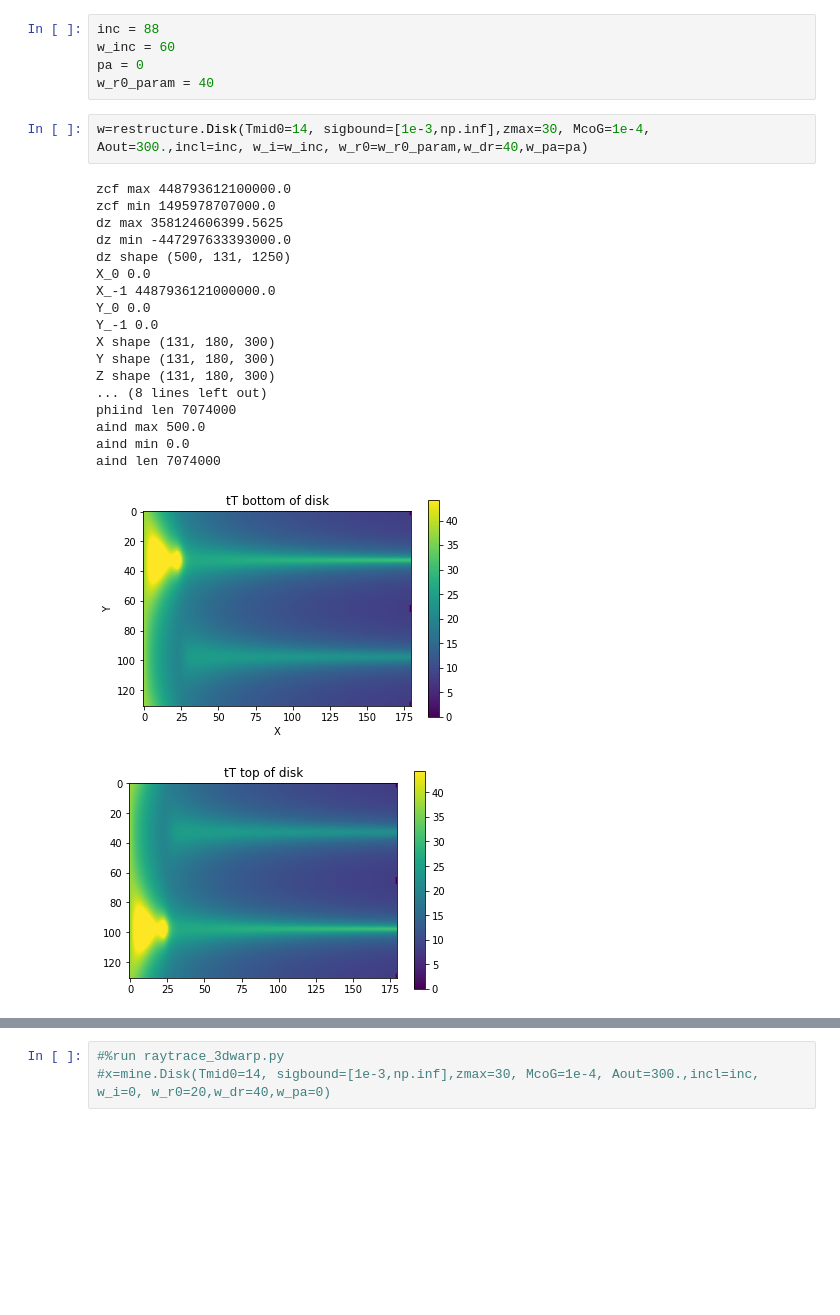
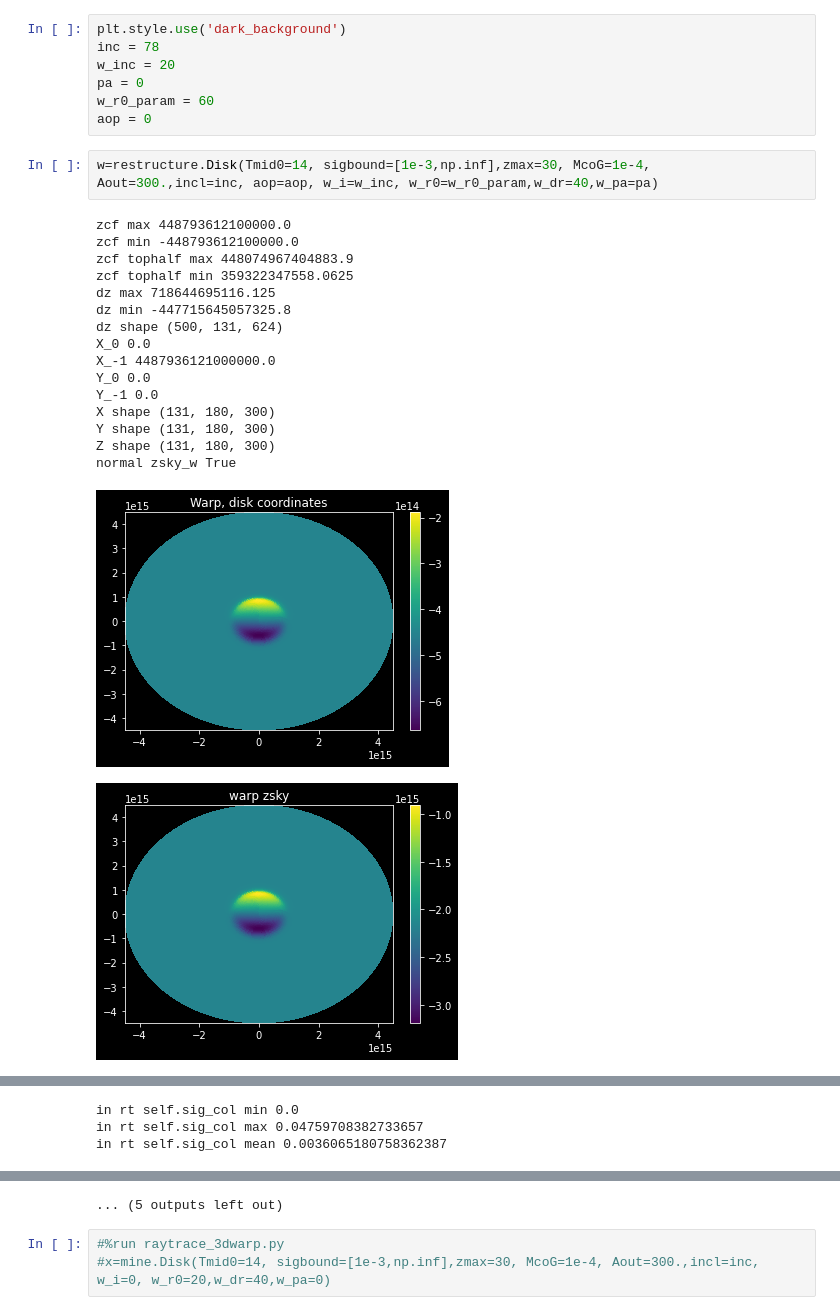
Before and after one commit to theochawla/49ceti_warpmodel, a Jupyter notebook: Warp/warp_edgeon_troubleshoot/runcode.ipynb, the cells around one changed output, grey strips where cells are left out. Drawn from its saved outputs; the diff is of its cells as text; blank space fills up the shorter version.

Commit message:
Warp model working well for edge-on disks!!! (in edgeon troubleshoot dir)

```diff
--- a/Warp/warp_edgeon_troubleshoot/runcode.ipynb
+++ b/Warp/warp_edgeon_troubleshoot/runcode.ipynb
@@ -6,29 +7,29 @@ import disk_ecc_warp_restructure as restructure
 import numpy as np
 import bettermoments as bm
 # %%
-inc = 88
-w_inc = 60
+plt.style.use('dark_background')
+inc = 78
+w_inc = 20
 pa = 0
-w_r0_param = 40
+w_r0_param = 60
+aop = 0
 # %%
-w=restructure.Disk(Tmid0=14, sigbound=[1e-3,np.inf],zmax=30, McoG=1e-4, Aout=300.,incl=inc, w_i=w_inc, w_r0=w_r0_param,w_dr=40,w_pa=pa)
+w=restructure.Disk(Tmid0=14, sigbound=[1e-3,np.inf],zmax=30, McoG=1e-4, Aout=300.,incl=inc, aop=aop, w_i=w_inc, w_r0=w_r0_param,w_dr=40,w_pa=pa)
 # %% [output]
 zcf max 448793612100000.0
-zcf min 1495978707000.0
-dz max 358124606399.5625
-dz min -447297633393000.0
-dz shape (500, 131, 1250)
+zcf min -448793612100000.0
+zcf tophalf max 448074967404883.9
+zcf tophalf min 359322347558.0625
+dz max 718644695116.125
+dz min -447715645057325.8
+dz shape (500, 131, 624)
 X_0 0.0
 X_-1 4487936121000000.0
 Y_0 0.0
 Y_-1 0.0
 X shape (131, 180, 300)
 Y shape (131, 180, 300)
 Z shape (131, 180, 300)
-... (8 lines left out)
-phiind len 7074000
-aind max 500.0
-aind min 0.0
-aind len 7074000
+normal zsky_w True
-[figure, old version]
+[figure, new version]
-[figure, old version]
+[figure, new version]
@@ -43,0 +53,3 @@ in rt self.sig_col mean 0.00024021291756304568
+in rt self.sig_col min 0.0
+in rt self.sig_col max 0.04759708382733657
+in rt self.sig_col mean 0.0036065180758362387
@@ -46,3 +57,4 @@ in rt self.sig_col mean 0.00024021291756304568
+... (5 outputs left out)
 # %%
 #%run raytrace_3dwarp.py
 #x=mine.Disk(Tmid0=14, sigbound=[1e-3,np.inf],zmax=30, McoG=1e-4, Aout=300.,incl=inc, w_i=0, w_r0=20,w_dr=40,w_pa=0)
```
Also changed, not shown: parts of 7 cells of this notebook, 1 other file.
